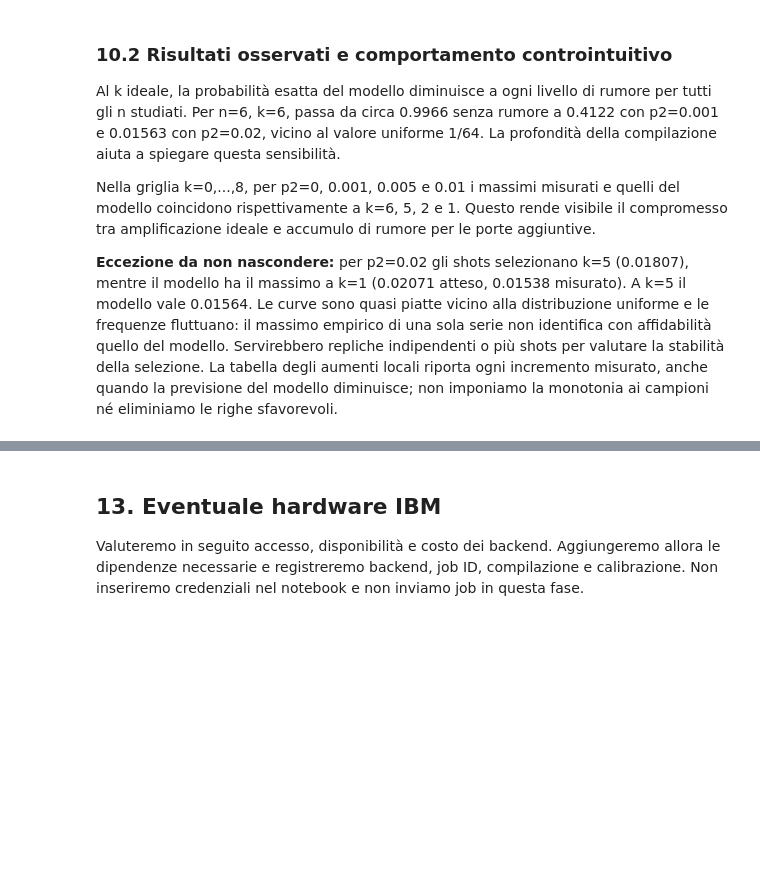
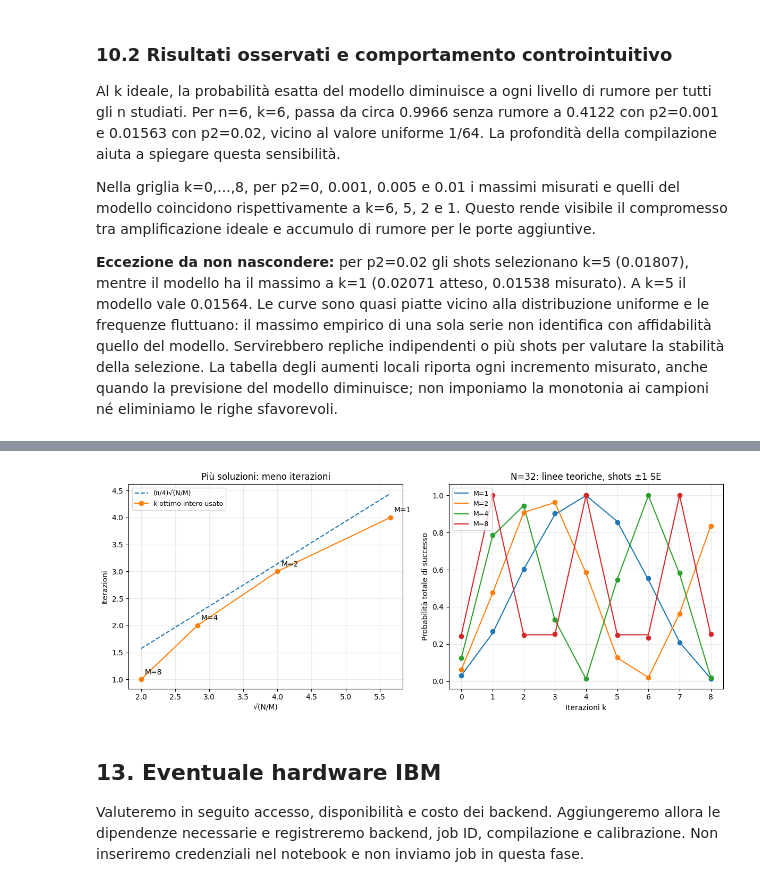
Before and after one commit to Pier2690/QuantumComputing, a Jupyter notebook: Grover.ipynb, the cells around one changed output, grey strips where cells are left out. Cells and saved outputs as stored; diff of their text form; code cells hidden in the pictures; blank space fills up the shorter version.

```diff
--- a/Grover.ipynb
+++ b/Grover.ipynb
@@ -1050,0 +1141,85 @@ Estenderemo gli esperimenti a insiemi di M stati distinti. Il successo sarà la
+# %%
+def deterministic_marked_states(n_qubits, M):
+    """Insiemi annidati senza duplicati, nell'ordine Qiskit q[n-1]...q[0]."""
+    if isinstance(n_qubits, bool) or not isinstance(n_qubits, int) or n_qubits < 1:
+        raise ValueError("n_qubits deve essere un intero positivo.")
+    if isinstance(M, bool) or not isinstance(M, int) or not 1 <= M <= 2 ** n_qubits:
+        raise ValueError("M deve essere un intero tra 1 e 2**n_qubits.")
+    states = tuple(format((1 + 7*i) % (2 ** n_qubits), f"0{n_qubits}b") for i in range(M))
+    validate_problem(n_qubits, states)
+    return states
+
+
+MULTI_N = 5
+M_VALUES = (1, 2, 4, 8)
+multi_rows = []
+for M in M_VALUES:
+    marked = deterministic_marked_states(MULTI_N, M)
+    assert len(marked) == len(set(marked)) == M
+    assert marked == deterministic_marked_states(MULTI_N, M)
+    theta = grover_theta(32, M)
+    np.testing.assert_allclose(np.sin(theta)**2, M/32, atol=ATOL, rtol=0)
+    for k in range(9):
+        state = Statevector.from_instruction(build_grover_circuit(MULTI_N, marked, k, False))
+        expected = np.full(32, np.cos((2*k+1)*theta) / np.sqrt(32-M), dtype=complex)
+        expected[[int(w, 2) for w in marked]] = np.sin((2*k+1)*theta) / np.sqrt(M)
+        np.testing.assert_allclose(state.data, expected, atol=ATOL, rtol=0)
+        np.testing.assert_allclose(success_probability(state.probabilities_dict(), marked),
+                                   theoretical_success_probability(32, M, k), atol=ATOL, rtol=0)
+        multi_rows.append(run_tagged_ideal_experiment(MULTI_N, marked, k, SHOTS_DEFAULT,
+                          RANDOM_SEED + 10000 + 100*M + k, "multiple_solutions"))
+multiple_solutions_df = pd.DataFrame(multi_rows, columns=RESULT_DTYPES).astype(RESULT_DTYPES)
+results_df = pd.concat([results_df[results_df.experiment_group != "multiple_solutions"], multiple_solutions_df],
+                       ignore_index=True).astype(RESULT_DTYPES)
+multiple_summary_df = multiple_solutions_df[multiple_solutions_df.k == multiple_solutions_df.k_opt][
+    ["M", "theta", "k_opt", "theoretical_probability", "success_probability", "standard_error"]
+].sort_values("M").rename(columns={"success_probability": "measured_probability"})
+assert len(multiple_summary_df) == len(M_VALUES)
+assert np.all(np.diff(multiple_summary_df.k_opt.to_numpy(dtype=int)) < 0)
+assert multiple_summary_df.k_opt.to_list() == [4, 3, 2, 1]
+np.testing.assert_allclose(theoretical_success_probability(32, 8, 1), 1, atol=ATOL, rtol=0)
+for M in M_VALUES:
+    np.testing.assert_allclose(theoretical_success_probability(32, M, 0), M/32, atol=ATOL, rtol=0)
+assert len(deterministic_marked_states(5, 32)) == 32
+assert set(deterministic_marked_states(5, 4)) <= set(deterministic_marked_states(5, 8))
+for args in ((0, 1), (5, 0), (5, 33), (5, True)):
+    try:
+        deterministic_marked_states(*args)
+    except ValueError:
+        pass
+    else:
+        raise AssertionError("Input non valido accettato.")
+display(multiple_summary_df)
+
+new_ideal = pd.concat([scaling_df, multiple_solutions_df], ignore_index=True)
+threshold = np.sqrt(np.log(2 * len(new_ideal) / 1e-6) / (2*SHOTS_DEFAULT))
+assert ((new_ideal.success_probability - new_ideal.theoretical_probability).abs() <= threshold).all()
+assert (new_ideal["mode"] == "ideal_shots").all() and (new_ideal.p2 == 0).all()
+assert len(results_df) == 126
+assert len(results_df[results_df["mode"] == "noisy"]) == 60
+assert not results_df.duplicated(["experiment_group", "n", "M", "k", "p2", "seed"]).any()
+print(f"Nuove esecuzioni ideali: {len(new_ideal)}; errore massimo da teoria: "
+      f"{(new_ideal.success_probability-new_ideal.theoretical_probability).abs().max():.6f}")
+
+fig, axes = plt.subplots(1, 2, figsize=(12, 4.8))
+x_values = np.sqrt(32 / multiple_summary_df.M.to_numpy(dtype=float))
+order = np.argsort(x_values)
+axes[0].plot(x_values[order], np.pi/4 * x_values[order], "--", label="(π/4)√(N/M)")
+axes[0].plot(x_values, multiple_summary_df.k_opt, "o-", label="k ottimo intero usato")
+for x, row in zip(x_values, multiple_summary_df.itertuples()):
+    axes[0].annotate(f"M={row.M}", (x, row.k_opt), xytext=(5, 7), textcoords="offset points")
+axes[0].set(xlabel="√(N/M)", ylabel="Iterazioni", title="Più soluzioni: meno iterazioni")
+for M, group in multiple_solutions_df.groupby("M"):
+    group = group.sort_values("k")
+    line, = axes[1].plot(group.k, group.theoretical_probability, label=f"M={M}")
+    axes[1].errorbar(group.k.to_numpy(dtype=float), group.success_probability.to_numpy(dtype=float),
+                     yerr=group.standard_error.to_numpy(dtype=float), fmt="o", capsize=2, color=line.get_color())
+axes[1].set(xlabel="Iterazioni k", ylabel="Probabilità totale di successo",
+            title="N=32: linee teoriche, shots ±1 SE", xticks=range(9), ylim=(-.04, 1.06))
+for ax in axes:
+    ax.grid(alpha=.25)
+    ax.legend(fontsize=9)
+fig.tight_layout()
+display(fig)
+plt.close(fig)
+# %% [output]
@@ -1051,3 +1232,4 @@ Estenderemo gli esperimenti a insiemi di M stati distinti. Il successo sarà la
+[figure, added]
 # %% [markdown]
 ## 13. Eventuale hardware IBM
 Valuteremo in seguito accesso, disponibilità e costo dei backend. Aggiungeremo allora le dipendenze necessarie e registreremo backend, job ID, compilazione e calibrazione. Non inseriremo credenziali nel notebook e non inviamo job in questa fase.
```
Also changed, not shown: parts of 10 cells of this notebook.
